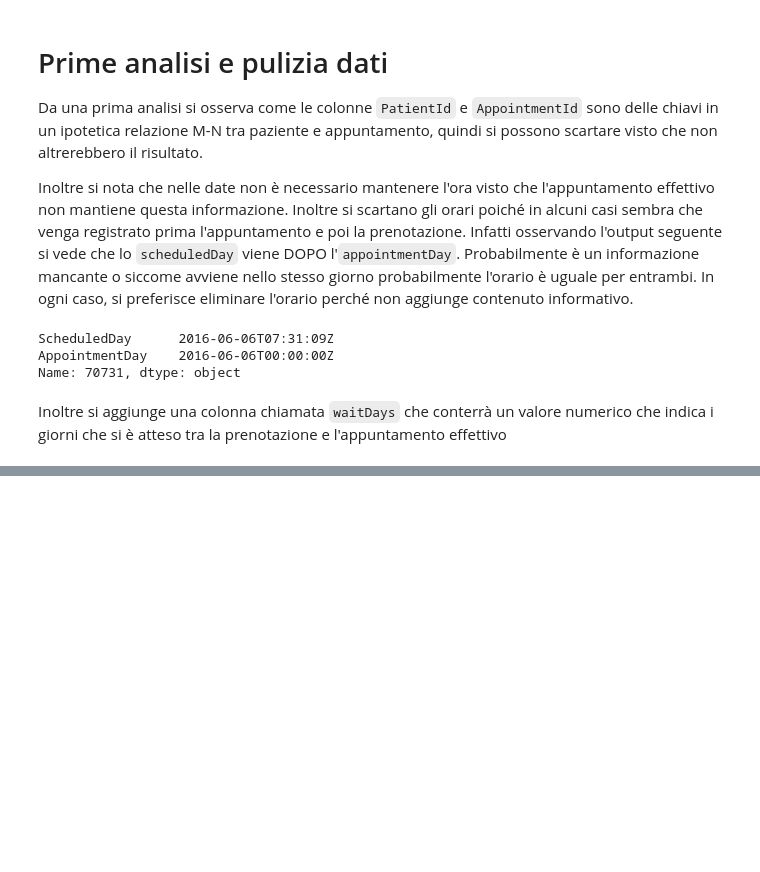
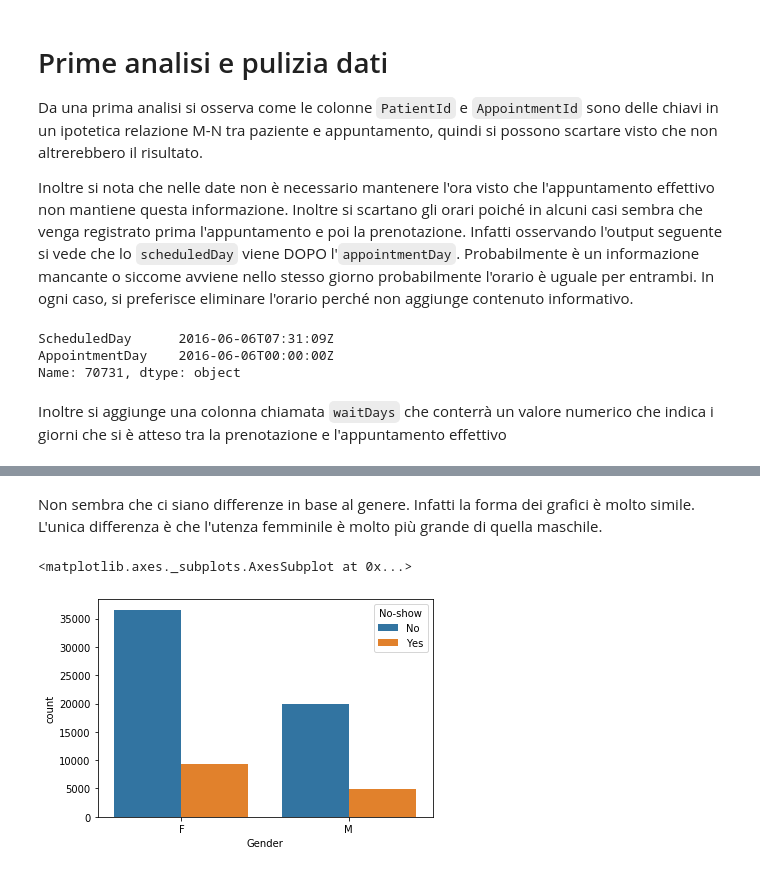
Before and after one commit to antonio-turco/ia-esame-giugno, a Jupyter notebook: Training.ipynb, the cells around one changed output, grey strips where cells are left out. Saved outputs shown, nothing was run; the diff lists cells and outputs as text; code cells hidden in the pictures; blank space fills up the shorter version.

```diff
--- a/Training.ipynb
+++ b/Training.ipynb
@@ -86,0 +134,7 @@ train = train.drop(labels=["AppointmentID", "PatientId"], axis=1)
+# %% [markdown]
+Non sembra che ci siano differenze in base al genere. Infatti la forma dei grafici è molto simile. L'unica differenza è che l'utenza femminile è molto più grande di quella maschile.
+# %%
+sns.countplot(x="Gender", hue="No-show", data=train)
+# %% [output]
+<matplotlib.axes._subplots.AxesSubplot at 0x...>
+[figure, added]
```
Also changed, not shown: parts of 13 cells of this notebook.
